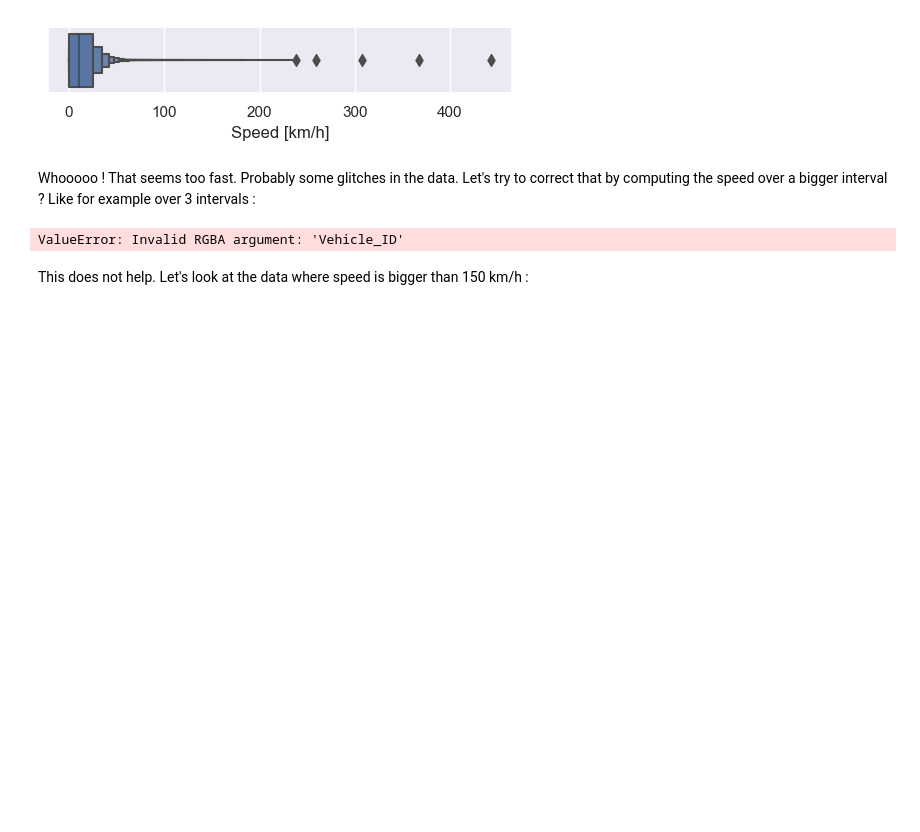
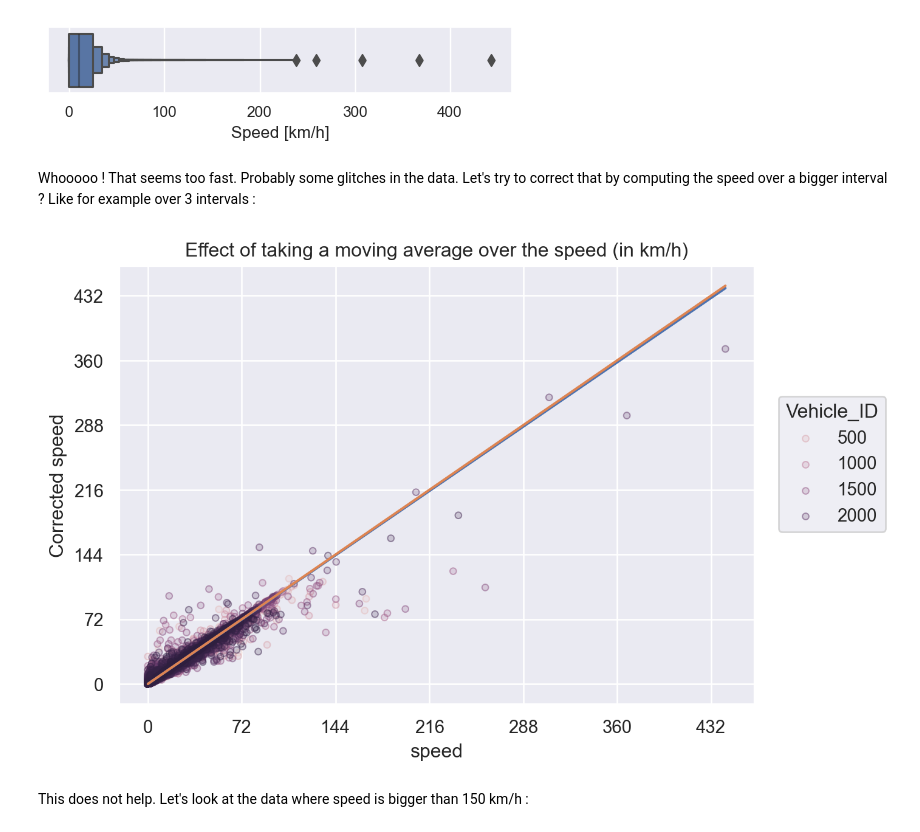
Before and after one commit to s221568/Trafic, a Jupyter notebook: Lab 2/JA.ipynb, the cells around one changed output. Cells and saved outputs as stored; diff of their text form; code cells hidden in the pictures; blank space fills up the shorter version.

```diff
--- a/Lab 2/JA.ipynb
+++ b/Lab 2/JA.ipynb
@@ -102,16 +102,16 @@ df["speed_corrected"] = (rolling.distance.sum() / rolling.dt.sum()).droplevel(0)
 # %%
 #Visualise the results
 (
-    so.Plot(data=df, x="speed", y="speed_corrected")
-    .add(so.Dots(alpha=0.5, color="Vehicle_ID"))
+    so.Plot(data=df, x="speed", y=speed_corrected)
+    .add(so.Dots(alpha=0.5), color="Vehicle_ID")
     .add(so.Line(),so.PolyFit(1))
     .add(so.Line(color="C1"), y="speed")
     .scale(x=so.Continuous().label(like=lambda x, pos: f"{kmh(x):.0f}"), y=so.Continuous().label(like=lambda x, pos: f"{kmh(x):.0f}"), color=so.Continuous())
     .label(title = "Effect of taking a moving average over the speed (in km/h)")
     .plot()
 )
 # %% [output]
-ValueError: Invalid RGBA argument: 'Vehicle_ID'
+[figure, added]
 # %% [markdown]
 This does not help. Let's look at the data where speed is bigger than 150 km/h :
 # %%
```
Also changed, not shown: parts of 21 cells of this notebook, 3 other files.
